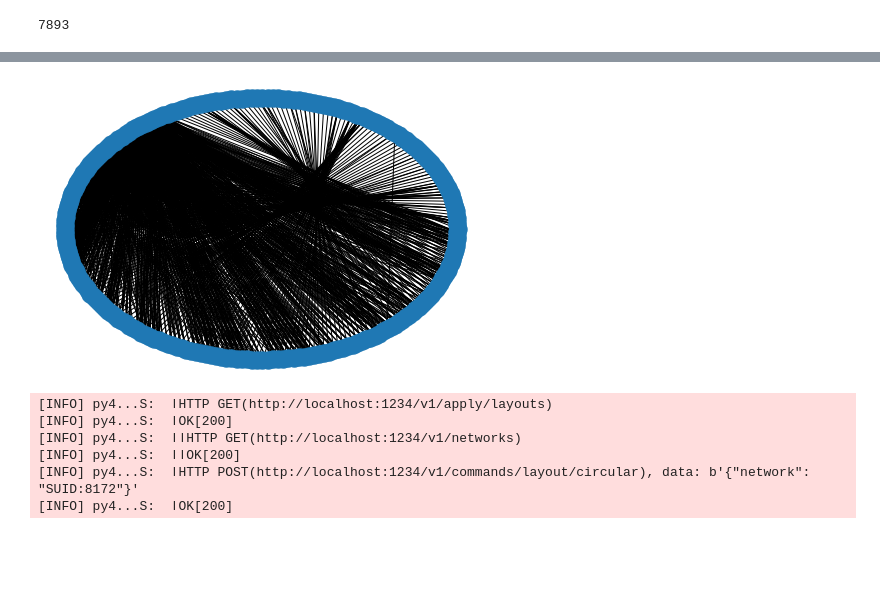
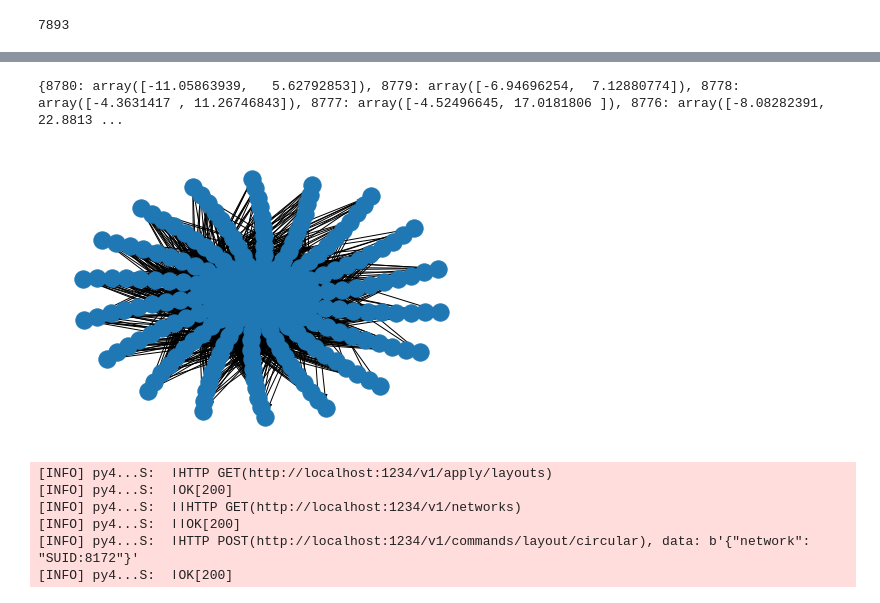
Before and after one commit to Ceofy/ISMBTutorial, a Jupyter notebook: ISMB Tutorial.ipynb, the cells around one changed output, grey strips where cells are left out. Drawn from its saved outputs; the diff is of its cells as text; code cells hidden in the pictures; blank space fills up the shorter version.

```diff
--- a/ISMB Tutorial.ipynb
+++ b/ISMB Tutorial.ipynb
@@ -35,34 +29,29 @@ py4.styles.set_visual_style('NDEx default style v2-Style', network=network_suid)
 # %%
 #ndex2: apply a layout to the network
 import networkx as nx
 
-#Get node ids to names map
-node_name_to_id_map = {}
-for node_id, node in network.get_nodes():
-    node_name_to_id_map[node.get('n')] = node_id
-
 #Make and view layout
-networkx_network = network.to_networkx()
-pos = nx.drawing.layout.circular_layout(networkx_network, scale=1000)
-#networkx_network.graph['pos'] = pos
+networkx_network = network.to_networkx(mode='default')
+pos = nx.drawing.layout.spiral_layout(networkx_network, scale=1000)
 #Other layouts to try:
     #circular_layout
     #random_layout
     #spiral_layout
     #spring_layout
 nx.draw(networkx_network, pos)
 
 #Transfer layout back to original network
 new_cartesian_layout = []
-for node_name, coordinates in pos.items():
+for node_id, coordinates in pos.items():
     new_cartesian_layout.append({
-        'node': node_name_to_id_map[node_name],
+        'node': node_id,
         'x': coordinates[0],
         'y': coordinates[1]
     })
-network.set_opaque_aspect('cartesianLayout', new_cartesian_layout)
+network.set_opaque_aspect(ndex2.constants.CARTESIAN_LAYOUT_ASPECT, new_cartesian_layout)
 # %% [output]
+{8780: array([-11.05863939,   5.62792853]), 8779: array([-6.94696254,  7.12880774]), 8778: array([-4.3631417 , 11.26746843]), 8777: array([-4.52496645, 17.0181806 ]), 8776: array([-8.08282391, 22.8813 ...
-[figure, old version]
+[figure, new version]
 # %%
 #py4cytoscape: apply a layout to the network
 py4.layouts.get_layout_names()
```
Also changed, not shown: parts of 5 cells of this notebook.
